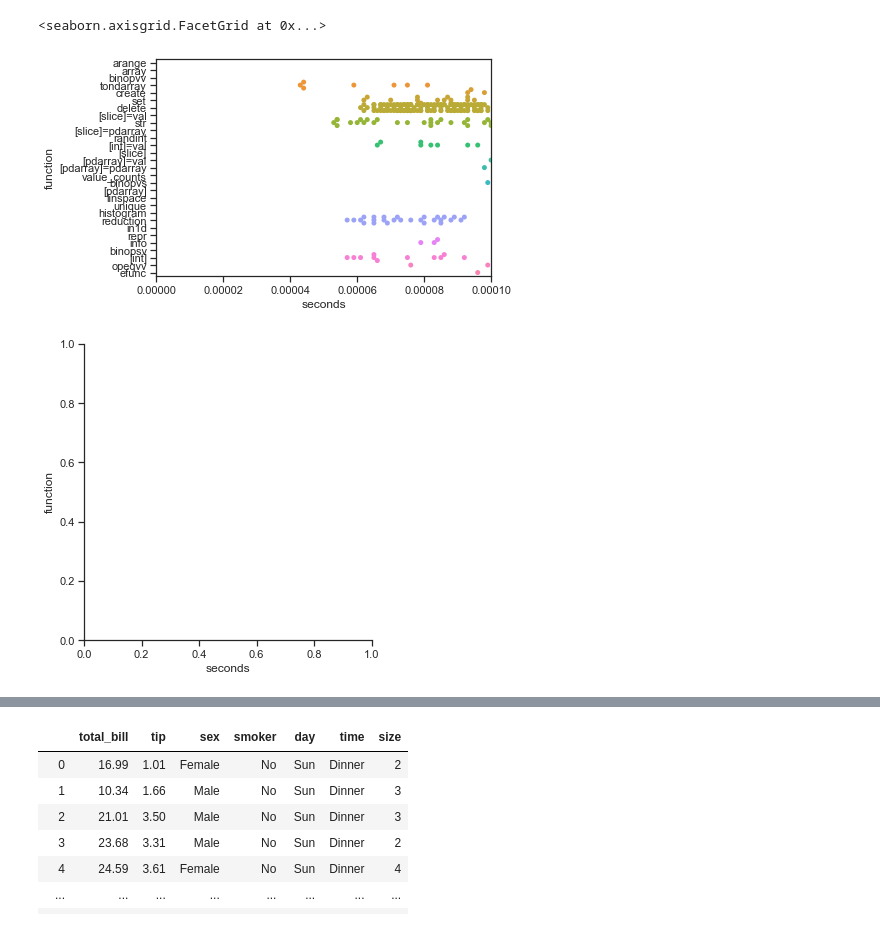
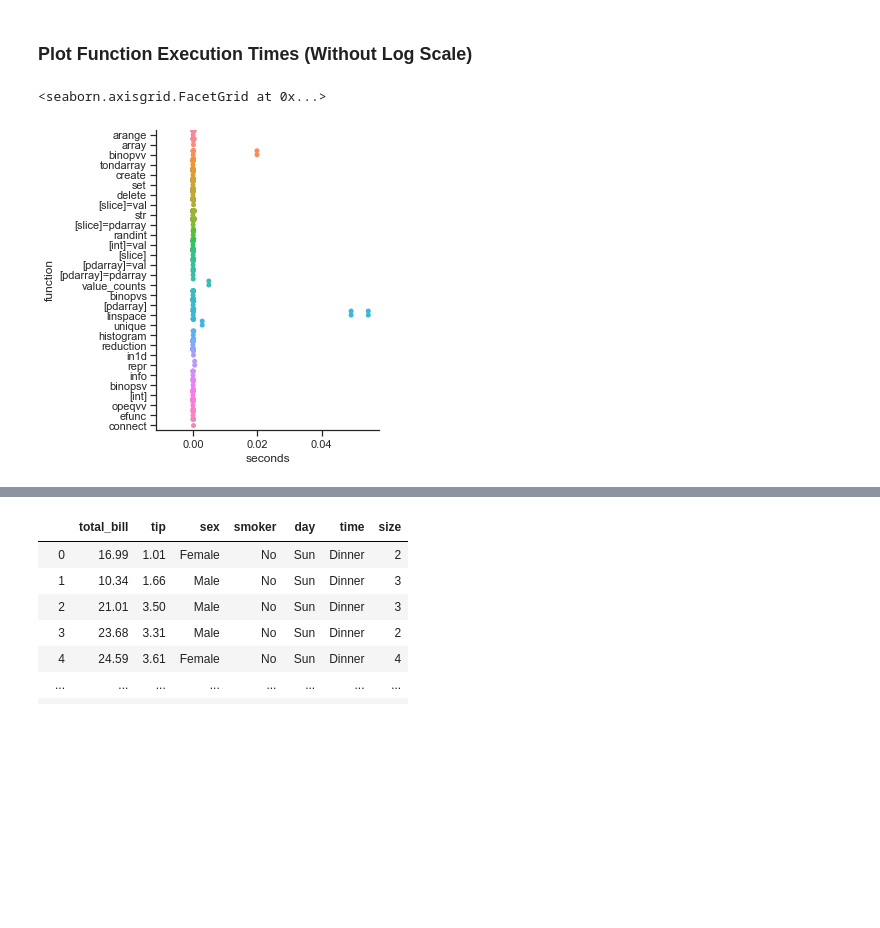
Before and after one commit to cdrickett/arkouda, a Jupyter notebook: instrumentation/simple_tests.ipynb, the cells around one changed output, grey strips where cells are left out. Saved outputs shown, nothing was run; the diff lists cells and outputs as text; code cells hidden in the pictures; blank space fills up the shorter version.

Commit message:
adding titles to function time analysis

```diff
--- a/instrumentation/simple_tests.ipynb
+++ b/instrumentation/simple_tests.ipynb
@@ -39,11 +42,10 @@ with open('../ak.log') as log:
 # %%
-pd.set_option('display.max_columns', None)
-pd.set_option('display.max_rows', None)
+#pd.set_option('display.max_columns', None)
+#pd.set_option('display.max_rows', None)
 d = pd.read_csv("functions.csv")
 log = pd.DataFrame(data=d)
 log.columns = ['function','seconds']
-#log
-sns.set(style="whitegrid")
+log
 #df.plot()
 #f = open('../ak.log','r')
 #file_contents = f.read()
@@ -57,12 +72,15 @@ SyntaxError: invalid syntax (<ipython-input-81-595a6749a71d>, line 1)
+# %% [markdown]
+### Plot Function Execution Times (Without Log Scale)
 # %%
 #dim10by8 = (10, 8)
 #fig, ax = plt.subplots(figsize=dim10by8);
 #fs = sns.catplot(x="seconds",y="function",kind="swarm", hue = "seconds", ax=ax, data=log)
 #fs = sns.catplot(x="seconds",y="function",kind="swarm", ax=ax, data=log)
-axes = plt.gca()
-axes.set_xlim([0,0.0001])
-sns.catplot(x="seconds",y="function",kind="swarm", data=log, ax = axes)
+#axes = plt.gca()
+#axes.set_xlim([0,100])
+sns.set(style="ticks",color_codes=True)
+#sns.set(style="whitegrid")
+sns.catplot(x="seconds",y="function",kind="swarm", data=log)
 # %% [output]
 <seaborn.axisgrid.FacetGrid at 0x...>
-[figure, old version]
+[figure, new version]
-[figure, removed]
```
Also changed, not shown: parts of 13 cells of this notebook, 1 other file.
